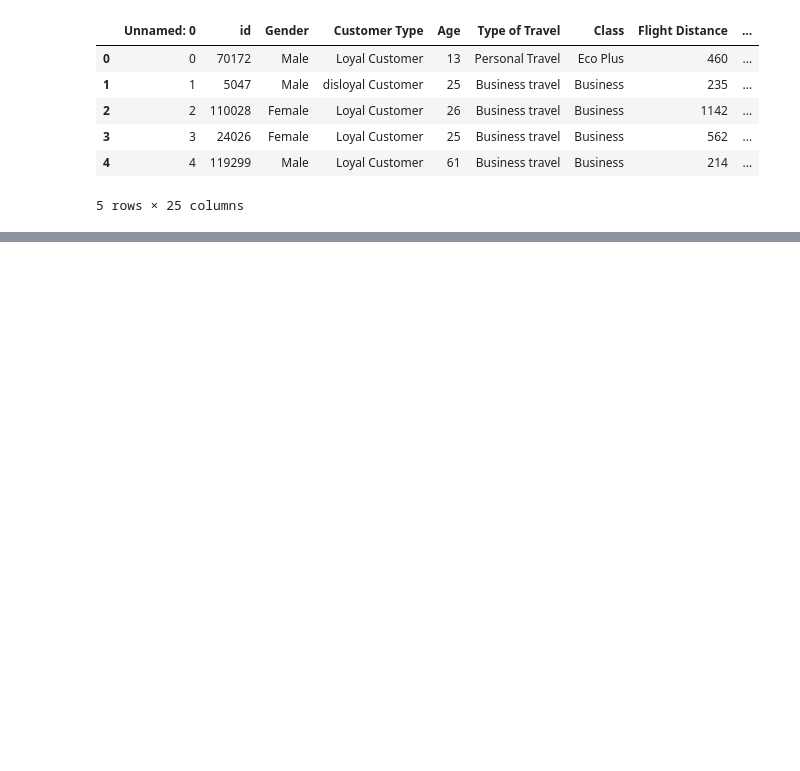
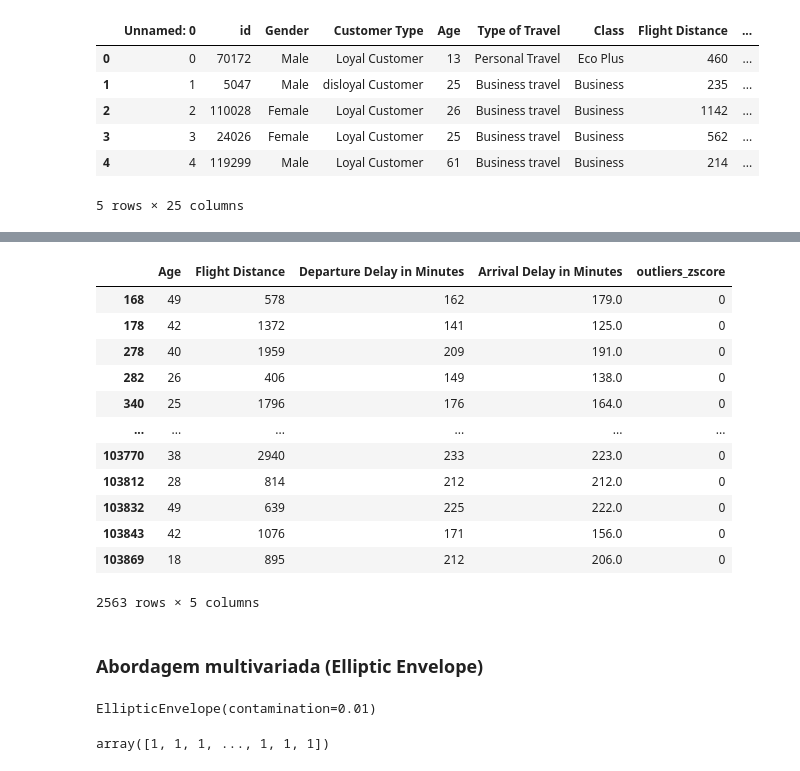
Before and after one commit to Pvcunha/introducao-ciencia-dados, a Jupyter notebook: introducao_ciencia_dados.ipynb, the cells around one changed output, grey strips where cells are left out. Saved outputs shown, nothing was run; the diff lists cells and outputs as text; code cells hidden in the pictures; blank space fills up the shorter version.

```diff
--- a/introducao_ciencia_dados.ipynb
+++ b/introducao_ciencia_dados.ipynb
@@ -139,0 +93,5 @@ df.shape
+# %%
+# Não existe uma forma de fazer inplace pelo pandas
+for col in df.columns:
+  if col not in except_columns:
+    df[col] = df[col].astype('category')
@@ -139,0 +146,2 @@ df.shape
+# %%
+df['Arrival Delay in Minutes'] = df['Arrival Delay in Minutes'].fillna(df['Arrival Delay in Minutes'].median(), axis=0)
@@ -139,0 +172,3 @@ df.shape
+# %%
+numerical_df = df._get_numeric_data().copy()
+categorical_df = df.select_dtypes(include=['category']).copy()
@@ -139,0 +278,24 @@ df.shape
+# %%
+numerical_df[numerical_df['outliers_zscore'] == 0]
+# %% [output]
+|  | Age | Flight Distance | Departure Delay in Minutes | Arrival Delay in Minutes | outliers_zscore |
+| 168 | 49 | 578 | 162 | 179.0 | 0 |
+| 178 | 42 | 1372 | 141 | 125.0 | 0 |
+| 278 | 40 | 1959 | 209 | 191.0 | 0 |
+| 282 | 26 | 406 | 149 | 138.0 | 0 |
+| 340 | 25 | 1796 | 176 | 164.0 | 0 |
+| ... | ... | ... | ... | ... | ... |
+| 103770 | 38 | 2940 | 233 | 223.0 | 0 |
+| 103812 | 28 | 814 | 212 | 212.0 | 0 |
+| 103832 | 49 | 639 | 225 | 222.0 | 0 |
+| 103843 | 42 | 1076 | 171 | 156.0 | 0 |
+| 103869 | 18 | 895 | 212 | 206.0 | 0 |
+2563 rows × 5 columns
+# %% [markdown]
+### Abordagem multivariada (Elliptic Envelope)
+# %%
+from sklearn.covariance import EllipticEnvelope
+detector = EllipticEnvelope(contamination=0.01)
+detector.fit(numerical_df)
+# %% [output]
+EllipticEnvelope(contamination=0.01)
@@ -139,0 +304,4 @@ df.shape
+# %%
+scores
+# %% [output]
+array([1, 1, 1, ..., 1, 1, 1])
```
Also changed, not shown: parts of 58 cells of this notebook.
